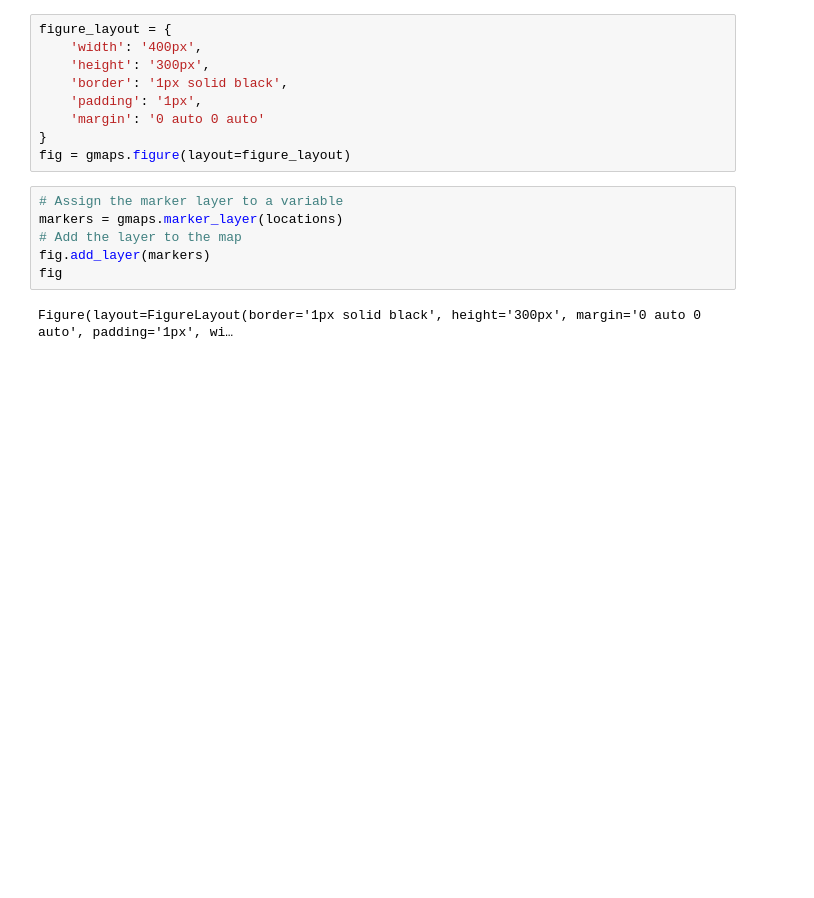
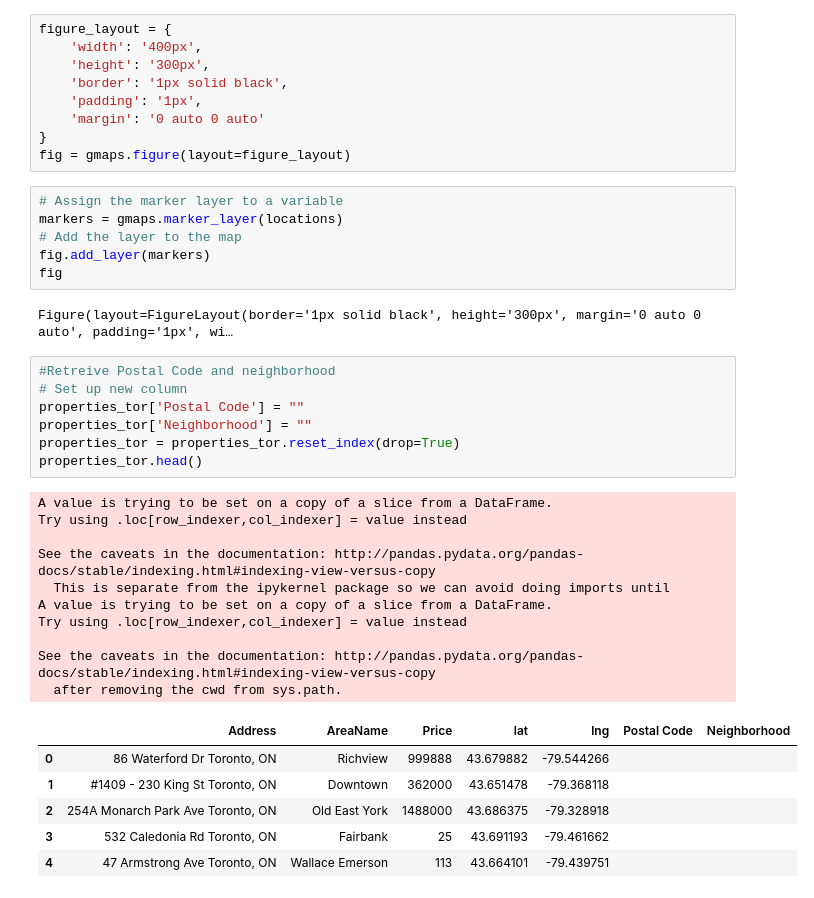
Before and after one commit to valltomm/Bootcamp_Project, a Jupyter notebook: Project1continue.ipynb, the cells around one changed output. Cells and saved outputs as stored; diff of their text form; blank space fills up the shorter version.

```diff
--- a/Project1continue.ipynb
+++ b/Project1continue.ipynb
@@ -128,3 +130,27 @@ fig.add_layer(markers)
 fig
 # %% [output]
 Figure(layout=FigureLayout(border='1px solid black', height='300px', margin='0 auto 0 auto', padding='1px', wi…
+# %%
+#Retreive Postal Code and neighborhood
+# Set up new column
+properties_tor['Postal Code'] = ""
+properties_tor['Neighborhood'] = ""
+properties_tor = properties_tor.reset_index(drop=True)
+properties_tor.head()
+# %% [output]
+A value is trying to be set on a copy of a slice from a DataFrame.
+Try using .loc[row_indexer,col_indexer] = value instead
+
+See the caveats in the documentation: http://pandas.pydata.org/pandas-docs/stable/indexing.html#indexing-view-versus-copy
+  This is separate from the ipykernel package so we can avoid doing imports until
+A value is trying to be set on a copy of a slice from a DataFrame.
+Try using .loc[row_indexer,col_indexer] = value instead
+
+See the caveats in the documentation: http://pandas.pydata.org/pandas-docs/stable/indexing.html#indexing-view-versus-copy
+  after removing the cwd from sys.path.
+|  | Address | AreaName | Price | lat | lng | Postal Code | Neighborhood |
+| 0 | 86 Waterford Dr Toronto, ON | Richview | 999888 | 43.679882 | -79.544266 |  |  |
+| 1 | #1409 - 230 King St Toronto, ON | Downtown | 362000 | 43.651478 | -79.368118 |  |  |
+| 2 | 254A Monarch Park Ave Toronto, ON | Old East York | 1488000 | 43.686375 | -79.328918 |  |  |
+| 3 | 532 Caledonia Rd Toronto, ON | Fairbank | 25 | 43.691193 | -79.461662 |  |  |
+| 4 | 47 Armstrong Ave Toronto, ON | Wallace Emerson | 113 | 43.664101 | -79.439751 |  |  |
```
Also changed, not shown: parts of 7 cells of this notebook, 2 other files.
